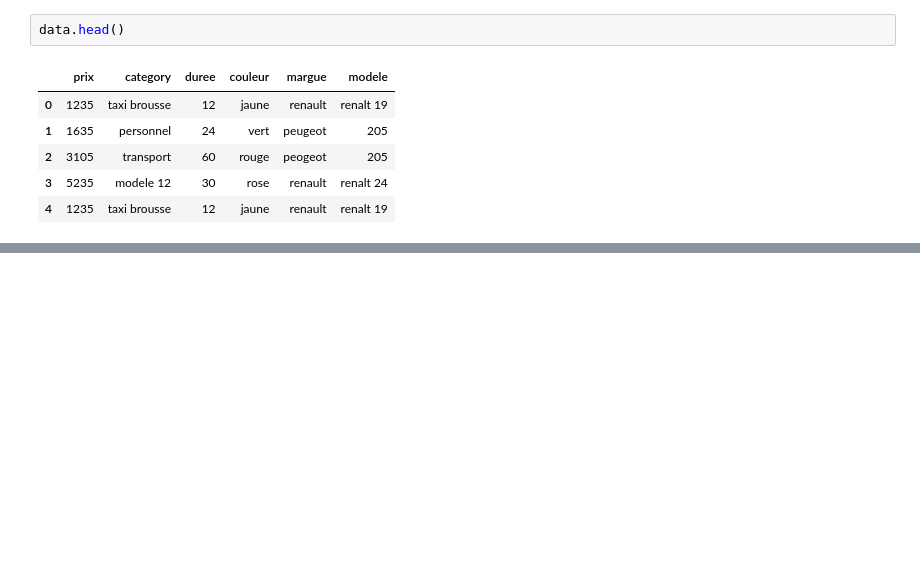
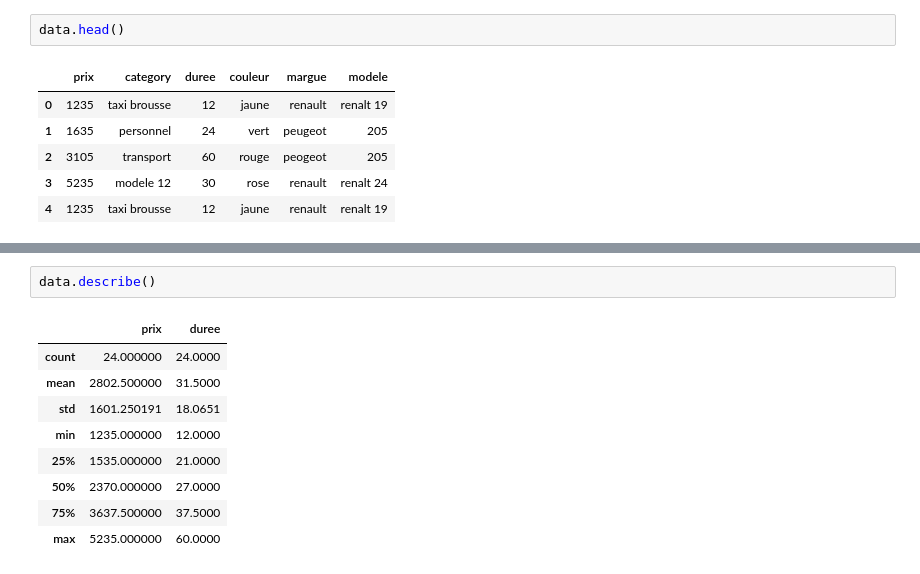
Before and after one commit to camara94/DataAnalysiswithPython, a Jupyter notebook: Importation et Exportation des données en Python.ipynb, the cells around one changed output, grey strips where cells are left out. Drawn from its saved outputs; the diff is of its cells as text; blank space fills up the shorter version.

```diff
--- a/Importation et Exportation des données en Python.ipynb
+++ b/Importation et Exportation des données en Python.ipynb
@@ -101,0 +172,12 @@ AttributeError: module 'pandas' has no attribute 'to_json'
+# %%
+data.describe()
+# %% [output]
+|  | prix | duree |
+| count | 24.000000 | 24.0000 |
+| mean | 2802.500000 | 31.5000 |
+| std | 1601.250191 | 18.0651 |
+| min | 1235.000000 | 12.0000 |
+| 25% | 1535.000000 | 21.0000 |
+| 50% | 2370.000000 | 27.0000 |
+| 75% | 3637.500000 | 37.5000 |
+| max | 5235.000000 | 60.0000 |
```
Also changed, not shown: parts of 7 cells of this notebook, 3 other files.
